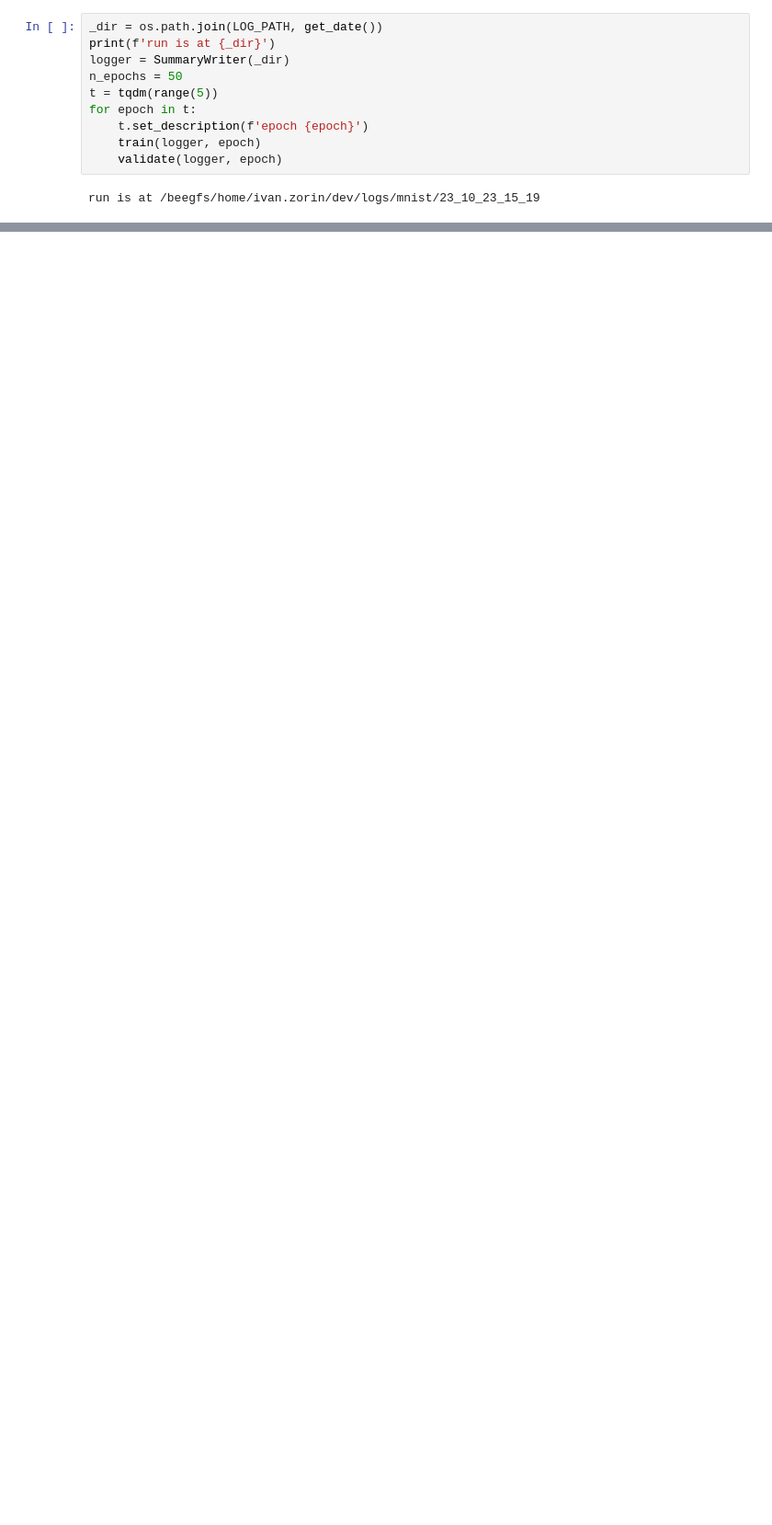
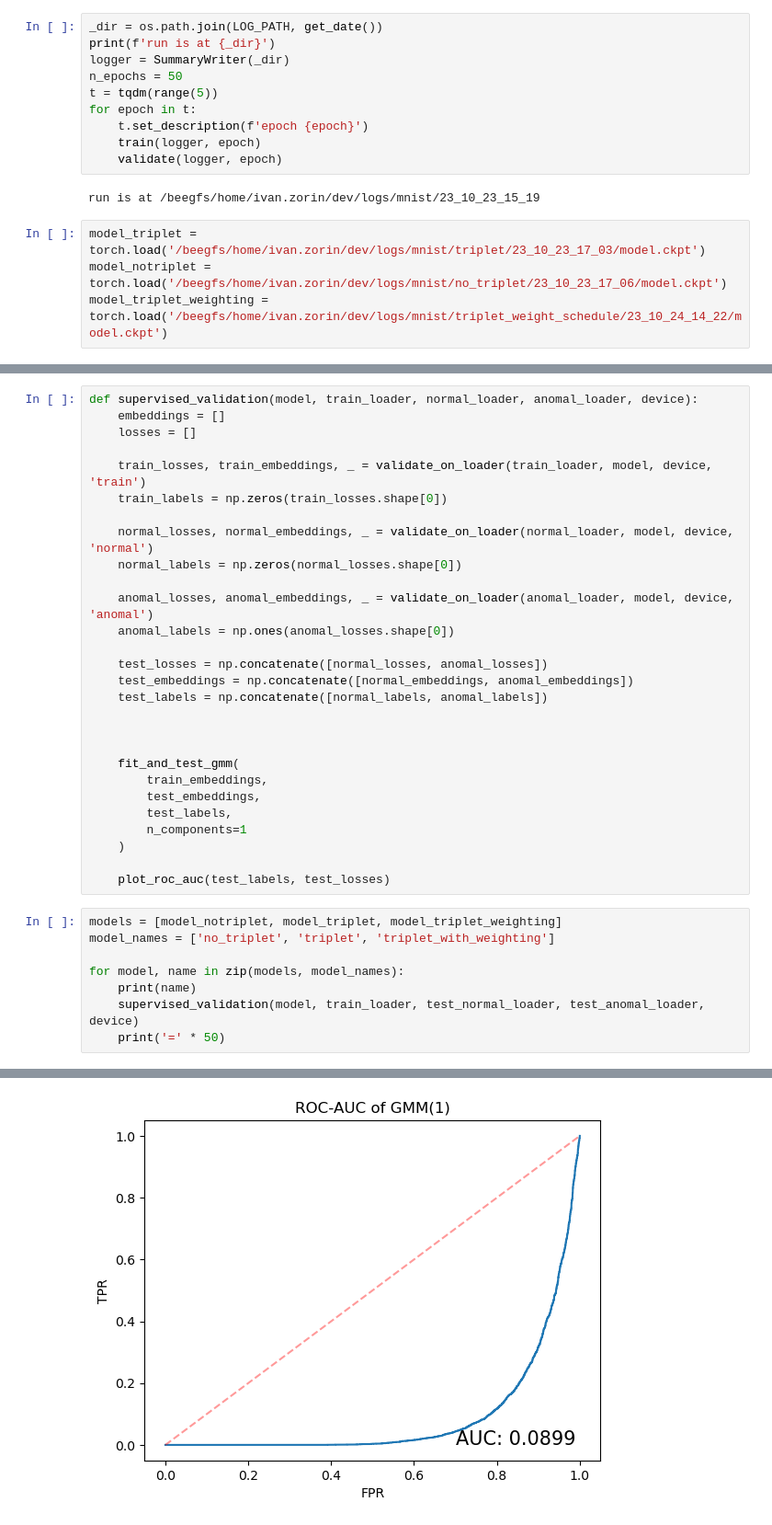
Before and after one commit to izorin/ntl, a Jupyter notebook: ntl/notebooks/mnist_clustering.ipynb, the cells around one changed output, grey strips where cells are left out. Shown at 92% size. Cells and saved outputs as stored; diff of their text form; blank space fills up the shorter version.

Commit message:
analysis of models with triplet loss

```diff
--- a/ntl/notebooks/mnist_clustering.ipynb
+++ b/ntl/notebooks/mnist_clustering.ipynb
@@ -334,3 +361,7 @@ for epoch in t:
     validate(logger, epoch)
 # %% [output]
 run is at /beegfs/home/ivan.zorin/dev/logs/mnist/23_10_23_15_19
+# %%
+model_triplet = torch.load('/beegfs/home/ivan.zorin/dev/logs/mnist/triplet/23_10_23_17_03/model.ckpt')
+model_notriplet = torch.load('/beegfs/home/ivan.zorin/dev/logs/mnist/no_triplet/23_10_23_17_06/model.ckpt')
+model_triplet_weighting = torch.load('/beegfs/home/ivan.zorin/dev/logs/mnist/triplet_weight_schedule/23_10_24_14_22/model.ckpt')
@@ -336,0 +371,37 @@ run is at /beegfs/home/ivan.zorin/dev/logs/mnist/23_10_23_15_19
+# %%
+def supervised_validation(model, train_loader, normal_loader, anomal_loader, device):
+    embeddings = []
+    losses = []
+
+    train_losses, train_embeddings, _ = validate_on_loader(train_loader, model, device, 'train')
+    train_labels = np.zeros(train_losses.shape[0])
+
+    normal_losses, normal_embeddings, _ = validate_on_loader(normal_loader, model, device, 'normal')
+    normal_labels = np.zeros(normal_losses.shape[0])
+
+    anomal_losses, anomal_embeddings, _ = validate_on_loader(anomal_loader, model, device, 'anomal')
+    anomal_labels = np.ones(anomal_losses.shape[0])
+
+    test_losses = np.concatenate([normal_losses, anomal_losses])
+    test_embeddings = np.concatenate([normal_embeddings, anomal_embeddings])
+    test_labels = np.concatenate([normal_labels, anomal_labels])
+
+
+
+    fit_and_test_gmm(
+        train_embeddings,
+        test_embeddings,
+        test_labels,
+        n_components=1
+    )
+
+    plot_roc_auc(test_labels, test_losses)
+# %%
+models = [model_notriplet, model_triplet, model_triplet_weighting]
+model_names = ['no_triplet', 'triplet', 'triplet_with_weighting']
+
+for model, name in zip(models, model_names):
+    print(name)
+    supervised_validation(model, train_loader, test_normal_loader, test_anomal_loader, device)
+    print('=' * 50)
+# %% [output]
@@ -336,0 +409 @@ run is at /beegfs/home/ivan.zorin/dev/logs/mnist/23_10_23_15_19
+[figure, added]
```
Also changed, not shown: parts of 8 cells of this notebook, 3 other files.
